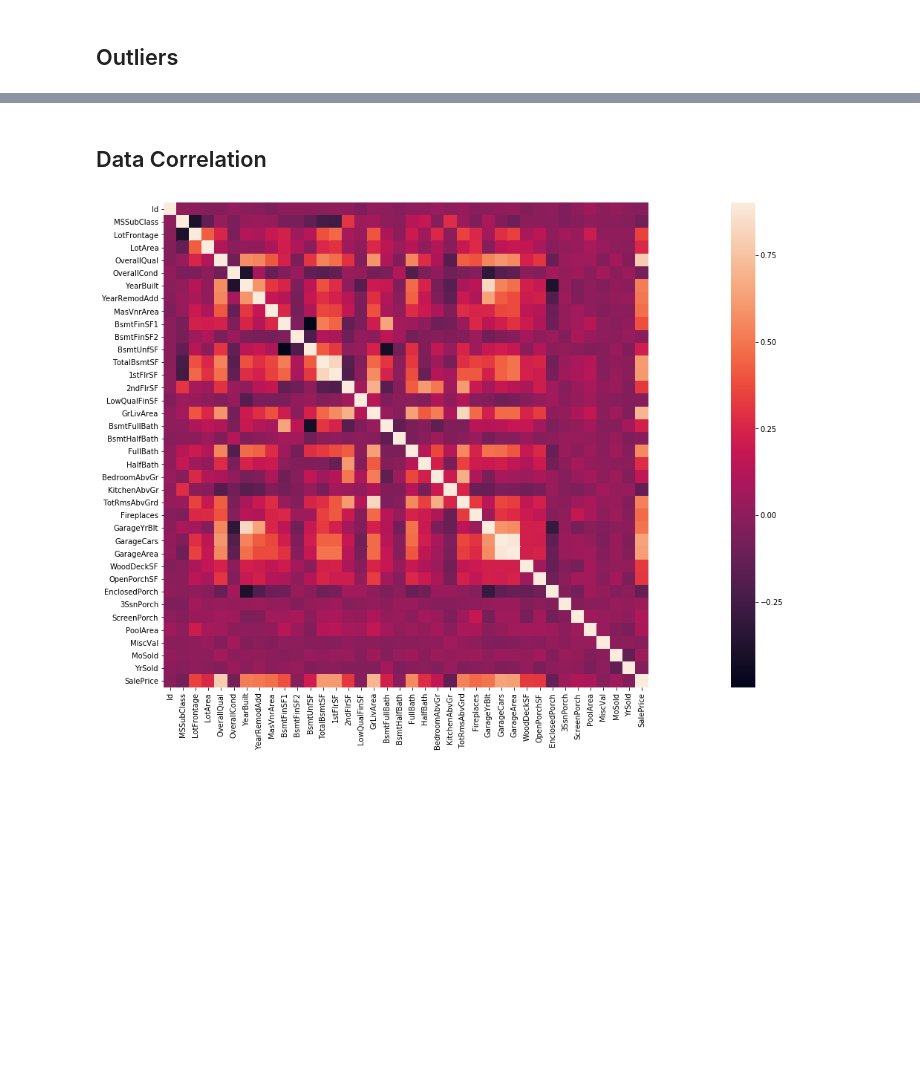
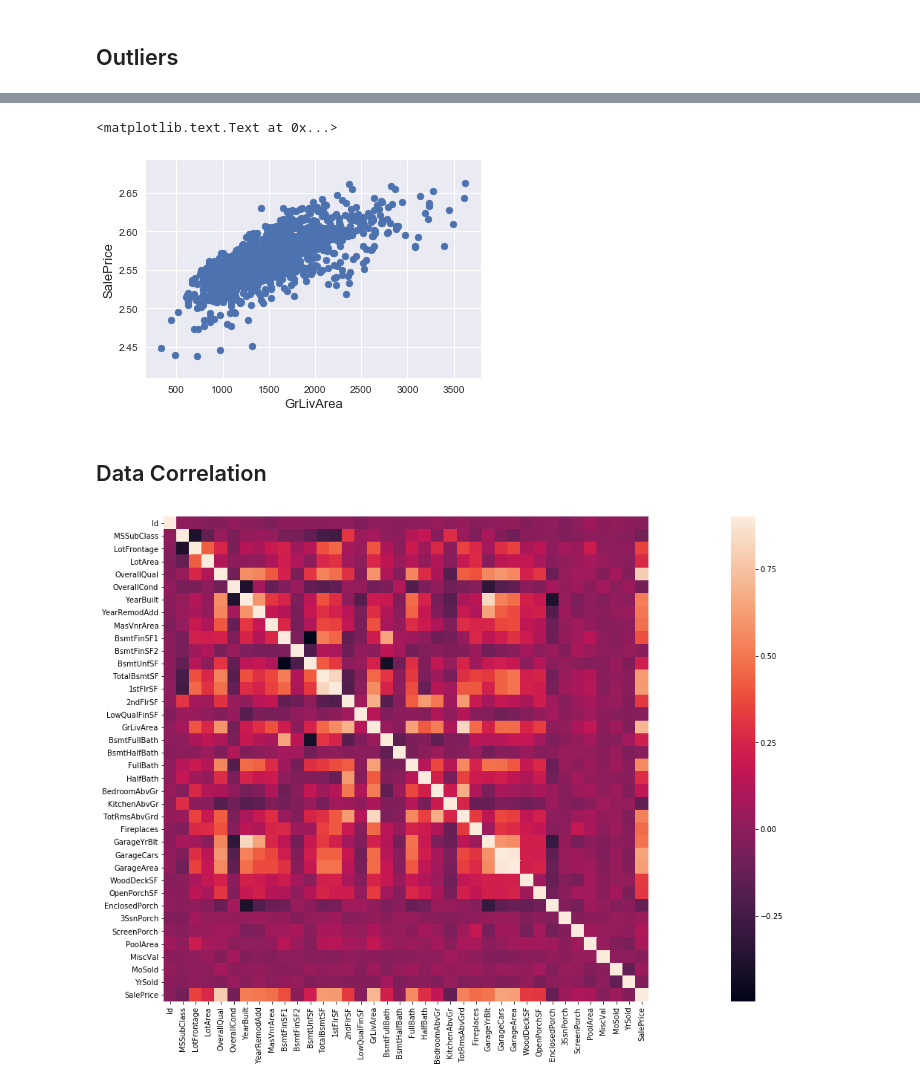
Before and after one commit to MCParab/Kaggle-Titanic, a Jupyter notebook: House Prices /House_Prices.ipynb, the cells around one changed output, grey strips where cells are left out. Cells and saved outputs as stored; diff of their text form; code cells hidden in the pictures; blank space fills up the shorter version.

```diff
--- a/House Prices /House_Prices.ipynb
+++ b/House Prices /House_Prices.ipynb
@@ -139,3 +179,15 @@ Kurtosis  6.536282
+# %%
+# Bottom right two are extremely large GrLivArea that are of a low price. These values are huge outliers.
+# Deleting outliers
+df_train = df_train.drop(df_train[(df_train['GrLivArea'] > 4000) & (df_train['SalePrice'] < 300000)].index)
+# %%
+fig, ax = plt.subplots()
+ax.scatter(df_train['GrLivArea'], df_train['SalePrice'])
+plt.ylabel('SalePrice', fontsize = 13)
+plt.xlabel('GrLivArea', fontsize = 13)
+# %% [output]
+<matplotlib.text.Text at 0x...>
+[figure, added]
 # %% [markdown]
 ## Data Correlation
 # %%
```
Also changed, not shown: parts of 8 cells of this notebook, 2 other files.
